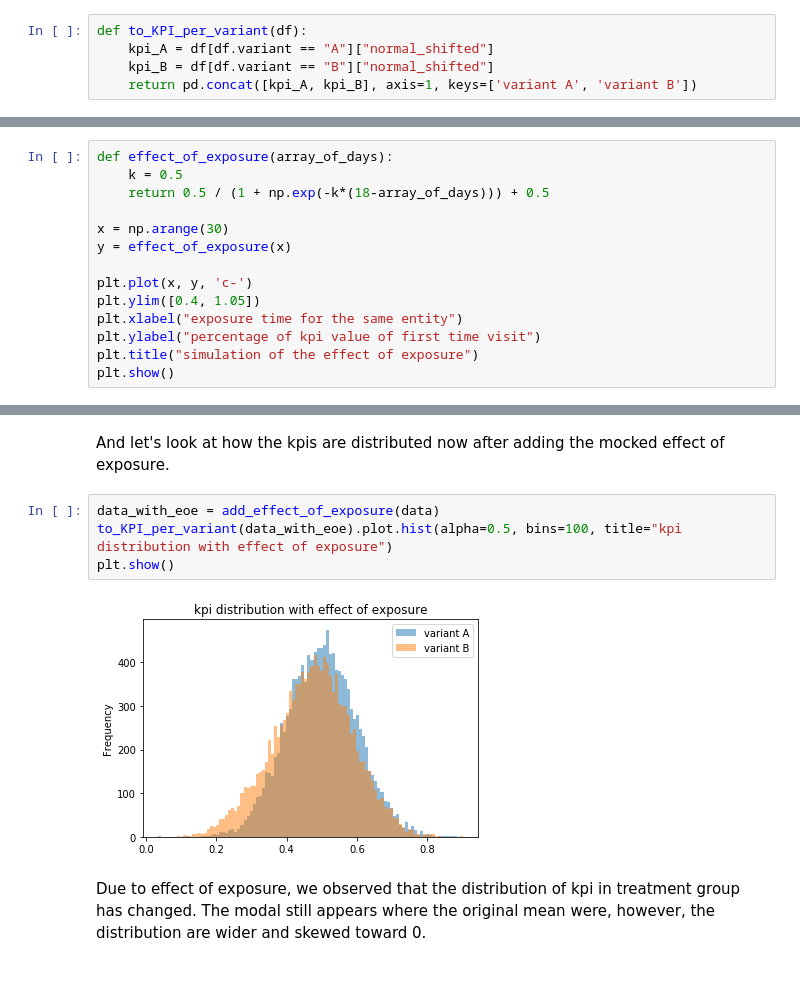
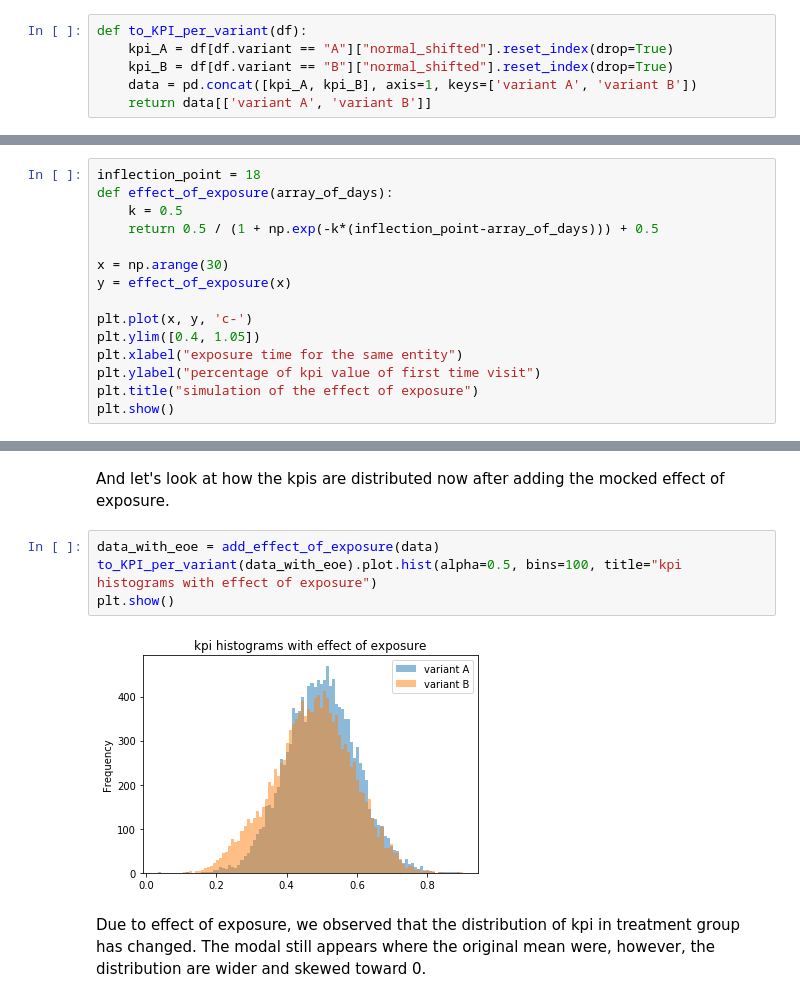
Before and after one commit to shansfolder/AB-Test-Rampup-Analysis, a Jupyter notebook: Ramp-up-Simulation.ipynb, the cells around one changed output, grey strips where cells are left out. Cells and saved outputs as stored; diff of their text form.

```diff
--- a/Ramp-up-Simulation.ipynb
+++ b/Ramp-up-Simulation.ipynb
@@ -117,9 +152,10 @@ plt.show()
 Let's define a utility function that build a dataframe of kpi per variant.
 # %%
 def to_KPI_per_variant(df):
-    kpi_A = df[df.variant == "A"]["normal_shifted"]
-    kpi_B = df[df.variant == "B"]["normal_shifted"]
-    return pd.concat([kpi_A, kpi_B], axis=1, keys=['variant A', 'variant B'])
+    kpi_A = df[df.variant == "A"]["normal_shifted"].reset_index(drop=True)
+    kpi_B = df[df.variant == "B"]["normal_shifted"].reset_index(drop=True)
+    data = pd.concat([kpi_A, kpi_B], axis=1, keys=['variant A', 'variant B'])
+    return data[['variant A', 'variant B']]
 # %% [markdown]
 We can use this utility function to look at the distribution of kpis for the two variants.
 # %%
@@ -136,9 +172,10 @@ One propery we want to model is the effect of exposure. If an entity is exposed
 
 This effect of exposure is assumed to appear in the treatment gorup. While using a mocked function here, we will also investigate the function of exposure per kpi in real data.
 # %%
+inflection_point = 18
 def effect_of_exposure(array_of_days):
     k = 0.5
-    return 0.5 / (1 + np.exp(-k*(18-array_of_days))) + 0.5
+    return 0.5 / (1 + np.exp(-k*(inflection_point-array_of_days))) + 0.5
 
 x = np.arange(30)
 y = effect_of_exposure(x)
@@ -169,10 +206,10 @@ def add_effect_of_exposure(data):
 And let's look at how the kpis are distributed now after adding the mocked effect of exposure.
 # %%
 data_with_eoe = add_effect_of_exposure(data)
-to_KPI_per_variant(data_with_eoe).plot.hist(alpha=0.5, bins=100, title="kpi distribution with effect of exposure")
+to_KPI_per_variant(data_with_eoe).plot.hist(alpha=0.5, bins=100, title="kpi histograms with effect of exposure")
 plt.show()
 # %% [output]
-[figure, old version]
+[figure, new version]
 # %% [markdown]
 Due to effect of exposure, we observed that the distribution of kpi in treatment group has changed. The modal still appears where the original mean were, however, the distribution are wider and skewed toward 0.
 # %%
```
Also changed, not shown: parts of 31 cells of this notebook.
